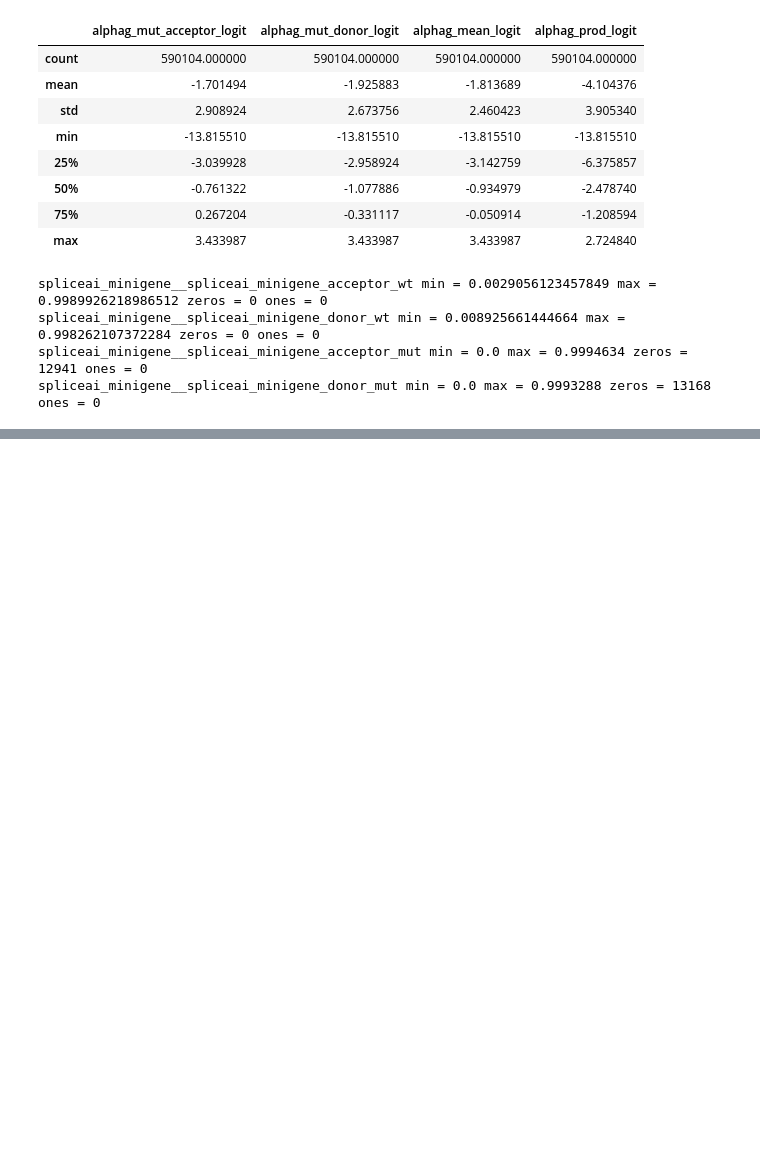
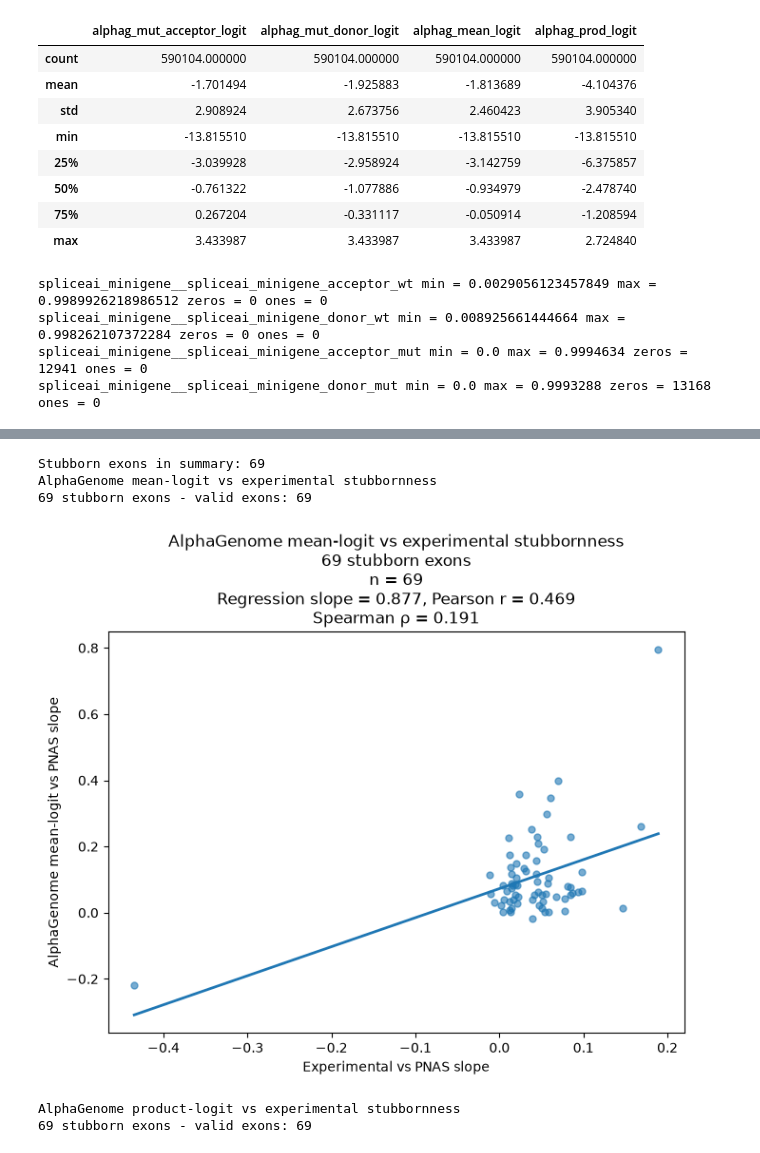
Before and after one commit to log2718/Opensplice-PNAS-data-analysis, a Jupyter notebook: analysis_script/alphagenome_minigene_figshare_analysis.ipynb, the cells around one changed output, grey strips where cells are left out. Cells and saved outputs as stored; diff of their text form; code cells hidden in the pictures; blank space fills up the shorter version.

```diff
--- a/analysis_script/alphagenome_minigene_figshare_analysis.ipynb
+++ b/analysis_script/alphagenome_minigene_figshare_analysis.ipynb
@@ -307,0 +1044,20 @@ print("Plots saved to:", OUT_DIR)
+# %%
+# merge dfs
+
+merged = pnas_df[
+    ["variant_id", "exon_id", "pretuner"]
+].merge(
+    ag_sub[
+        [
+            "variant_id",
+            "exon_id",
+            "alphag_mean_logit",
+            "alphag_prod_logit"
+        ]
+    ],
+    on=["variant_id", "exon_id"],
+    how="inner"
+)
+
+print("\nMerged rows:", len(merged))
+print("Merged exons:", merged["exon_id"].nunique())
@@ -307,0 +2479,56 @@ print("Plots saved to:", OUT_DIR)
+# %%
+stubborn = pd.read_csv(
+    ROOT / "outputs" / "stubborn_75_exons.csv"
+)
+
+stubborn_ids = set(
+    stubborn["exon_id"]
+)
+
+summary_69 = summary_3panel[
+    summary_3panel["exon_id"].isin(stubborn_ids)
+].copy()
+
+print(
+    "Stubborn exons in summary:",
+    summary_69["exon_id"].nunique()
+)
+
+# ============================================================
+# 1. Mean-logit — 69 stubborn exons
+# ============================================================
+
+mean_compare_69_stats = plot_slope_comparison(
+    summary_69,
+    ag_slope_col="slope_mean",
+    title="AlphaGenome mean-logit vs experimental stubbornness\n69 stubborn exons",
+    ylabel="AlphaGenome mean-logit vs PNAS slope",
+    filename="alphagenome_mean_vs_experimental_slopes_stubborn69.png"
+)
+
+
+# ============================================================
+# 2. Product-logit — 69 stubborn exons
+# ============================================================
+
+prod_compare_69_stats = plot_slope_comparison(
+    summary_69,
+    ag_slope_col="slope_prod",
+    title="AlphaGenome product-logit vs experimental stubbornness\n69 stubborn exons",
+    ylabel="AlphaGenome product-logit vs PNAS slope",
+    filename="alphagenome_product_vs_experimental_slopes_stubborn69.png"
+)
+
+
+print("\nMean-logit, stubborn 69:")
+print(mean_compare_69_stats)
+
+print("\nProduct-logit, stubborn 69:")
+print(prod_compare_69_stats)
+# %% [output]
+Stubborn exons in summary: 69
+AlphaGenome mean-logit vs experimental stubbornness
+69 stubborn exons - valid exons: 69
+[figure, added]
+AlphaGenome product-logit vs experimental stubbornness
+69 stubborn exons - valid exons: 69
```
Also changed, not shown: parts of 27 cells of this notebook, 4 other files.
